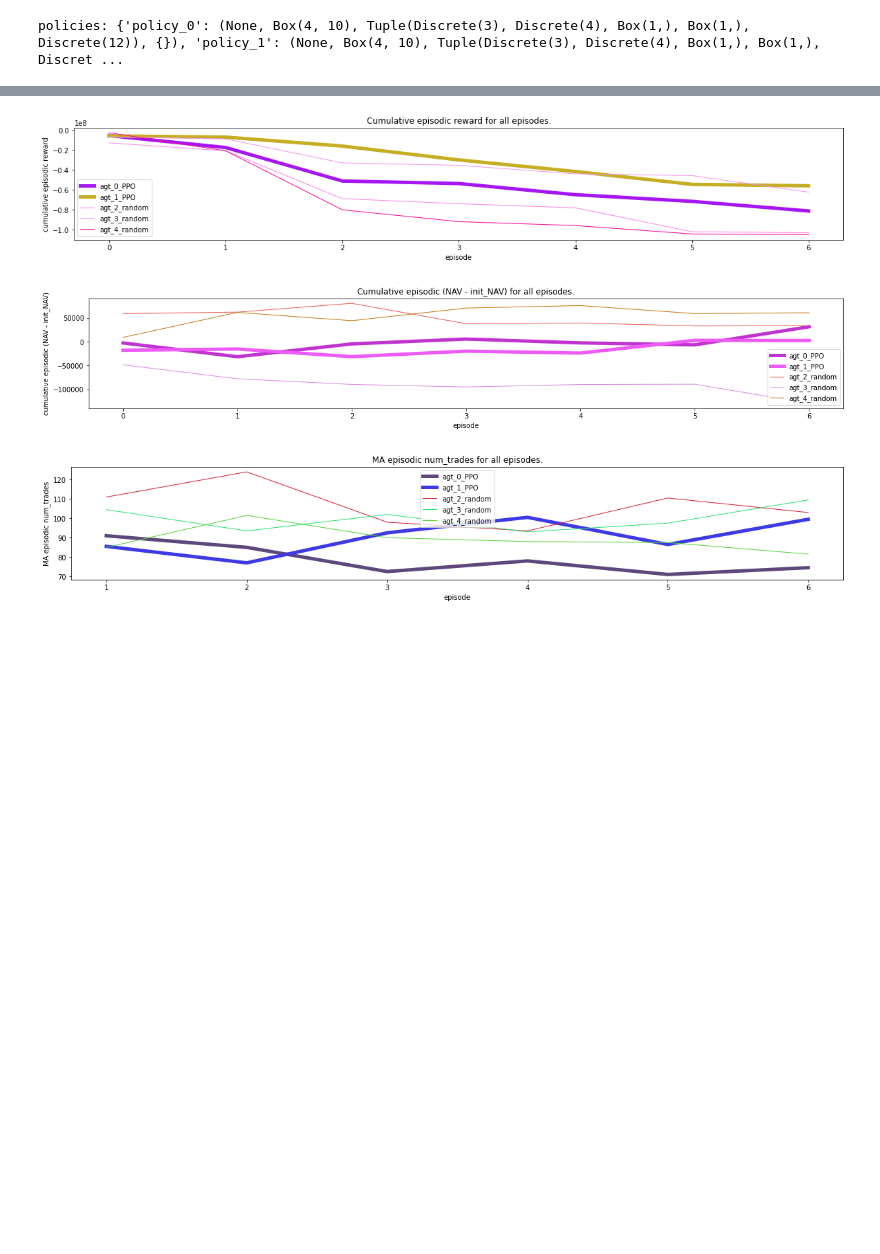
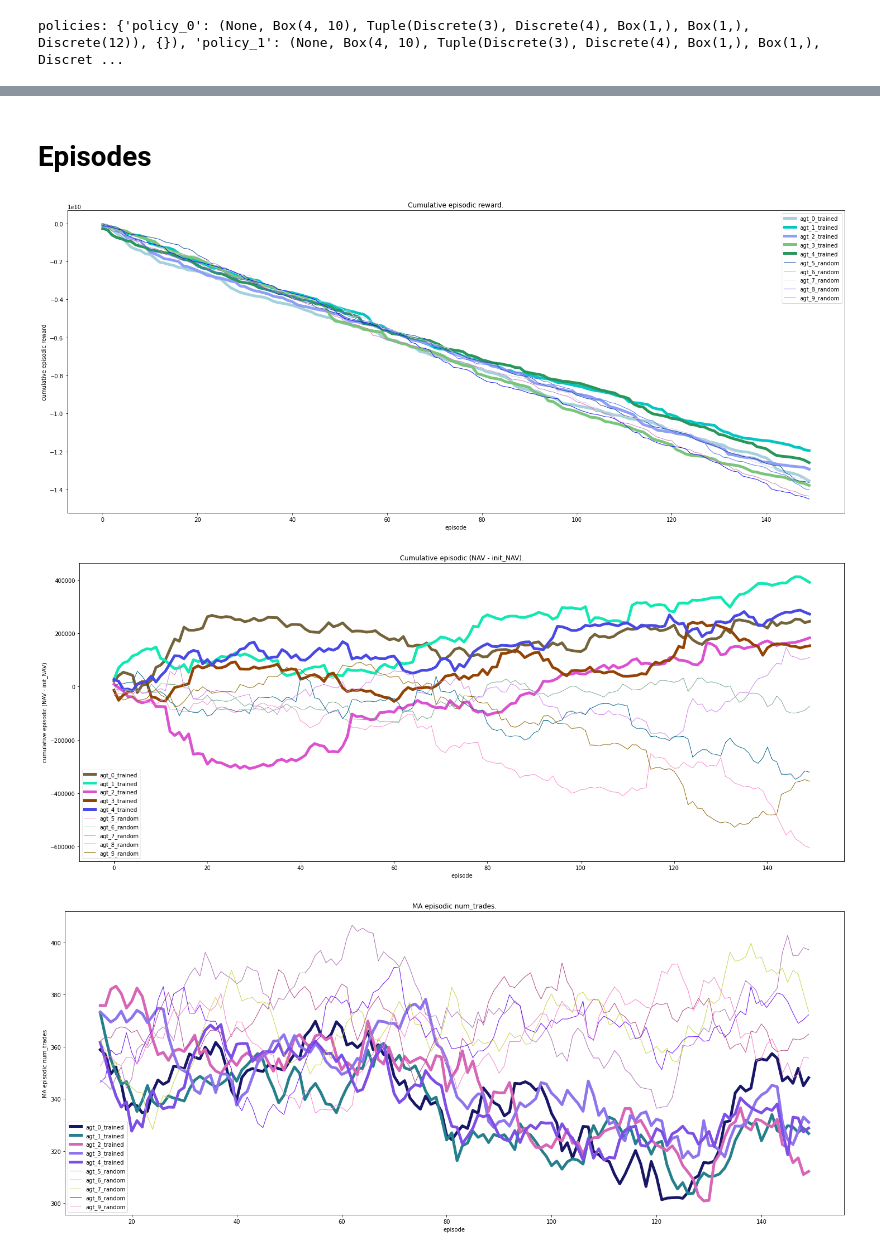
Before and after one commit to ChuaCheowHuan/gym-continuousDoubleAuction, a Jupyter notebook: gym_continuousDoubleAuction/CDA_env_RLlib.ipynb, the cells around one changed output, grey strips where cells are left out. Saved outputs shown, nothing was run; the diff lists cells and outputs as text; code cells hidden in the pictures; blank space fills up the shorter version.

```diff
--- a/gym_continuousDoubleAuction/CDA_env_RLlib.ipynb
+++ b/gym_continuousDoubleAuction/CDA_env_RLlib.ipynb
@@ -64,14 +82,14 @@ tf = try_import_tf()
 # global
 
 # CDA_env args
-num_agents = 5
-num_trained_agent = 2 # 1st 2
+num_agents = 10
+num_trained_agent = 5 # 1st 2
 num_policies = num_agents # Each agent is using a separate policy
 num_of_traders = num_agents
 tape_display_length = 10
 tick_size = 1
 init_cash = 1000000
-max_step = 300 # per episode, -1 in arg. (7.2s/1000steps/iter)
+max_step = 1000 # per episode, -1 in arg. (7.2s/1000steps/iter)
 is_render = False
 
 # step storages
@@ -89,6 +107,7 @@ num_trades_store = create_storage(num_agents, "agt_", "_num_trades_list")
 # storage for json input
 obs_store = create_storage(num_agents, "agt_", "_obs_list")
 act_store = create_storage(num_agents, "agt_", "_act_list")
+infos_store = create_storage(num_agents, "agt_", "_infos_list")
 
 # RLlib config
 train_policy_list = create_train_policy_list(num_trained_agent, "policy_")
@@ -96,19 +115,23 @@ num_workers = 1
 num_envs_per_worker = 2
 sample_batch_size = 32
 train_batch_size = 128
-num_iters = 7
+num_iters = 150
 log_dir="/content/gdrive/My Drive/Colab Notebooks/gym-continuousDoubleAuction/gym_continuousDoubleAuction/ray_results/"
 
 # Chkpt & restore
 local_dir="/content/gdrive/My Drive/Colab Notebooks/gym-continuousDoubleAuction/gym_continuousDoubleAuction/chkpt/"
 chkpt_freq = 10
-chkpt = 100
+chkpt = 450
 restore_path = "{}checkpoint_{}/checkpoint-{}".format(local_dir, chkpt, chkpt)
 is_restore = False
 
 # log & load
 write_last_eps_steps_dir="/content/gdrive/My Drive/Colab Notebooks/gym-continuousDoubleAuction/gym_continuousDoubleAuction/last_eps_steps/"
 write_eps_dir="/content/gdrive/My Drive/Colab Notebooks/gym-continuousDoubleAuction/gym_continuousDoubleAuction/eps/"
+create_dir(write_last_eps_steps_dir)
+create_dir(write_eps_dir)
+threshold = log_threshold(num_workers, num_envs_per_worker, num_iters, num_agents)
+print("threshold", threshold)
 
 # get obs & act spaces from dummy CDA env
 single_CDA_env = continuousDoubleAuctionEnv(num_of_traders, init_cash, tick_size, tape_display_length, max_step, is_render)
@@ -501,2 +553,4 @@ plot_step_result(init_cash, num_agents, num_trained_agent, "num_trades", num_tra
+# %% [markdown]
+# Episodes
 # %%
 # Log episodes data to json files.
@@ -507,19 +560,17 @@ log_eps(write_eps_dir, "NAV", NAV_store)
 log_eps(write_eps_dir, "num_trades", num_trades_store)
 # %%
 # Load episodes data from json files to dictionaries.
-
-load_eps(write_eps_dir, policy_reward_store)
-load_eps(write_eps_dir, reward_store)
-load_eps(write_eps_dir, NAV_store)
-load_eps(write_eps_dir, num_trades_store)
+policy_reward_store = load_eps(write_eps_dir, 'policy_reward.dat', policy_reward_store)
+reward_store = load_eps(write_eps_dir, 'reward.dat', reward_store)
+NAV_store = load_eps(write_eps_dir, 'NAV.dat', NAV_store)
+num_trades_store = load_eps(write_eps_dir, 'num_trades.dat', num_trades_store)
 # %%
 # Plot episodic results
-
-plot_eps_result(init_cash, num_agents, num_trained_agent, "reward", policy_reward_store, 'agt_', '_policy_reward_list', '_PPO', 'episode','cumulative episodic reward', 'Cumulative episodic reward for all episodes.')
-#plot_eps_result(init_cash, num_agents, num_trained_agent, "reward", reward_store, 'agt_', '_reward_list', '_PPO', 'episode','cumulative episodic raw reward', 'Last step raw reward, unlike policy_reward_store which is total reward/eps.') # last step raw reward, unlike policy_reward_store which is total reward/eps.
-plot_eps_result(init_cash, num_agents, num_trained_agent, "NAV", NAV_store, 'agt_', '_NAV_list', '_PPO', 'episode','cumulative episodic (NAV - init_NAV)', 'Cumulative episodic (NAV - init_NAV) for all episodes.')
-plot_eps_result(init_cash, num_agents, num_trained_agent, "num_trades", num_trades_store, 'agt_', '_num_trades_list', '_PPO', 'episode','MA episodic num_trades', 'MA episodic num_trades for all episodes.')
+plot_eps(init_cash, num_agents, num_trained_agent, "reward", policy_reward_store, 'agt_', '_policy_reward_list', '_trained', 'episode','cumulative episodic reward', 'Cumulative episodic reward.')
+#plot_eps(init_cash, num_agents, num_trained_agent, "reward", reward_store, 'agt_', '_reward_list', '_trained', 'episode','cumulative episodic raw reward', 'Last step raw reward, unlike policy_reward_store which is total reward/eps.') # last step raw reward, unlike policy_reward_store which is total reward/eps.
+plot_eps(init_cash, num_agents, num_trained_agent, "NAV", NAV_store, 'agt_', '_NAV_list', '_trained', 'episode','cumulative episodic (NAV - init_NAV)', 'Cumulative episodic (NAV - init_NAV).')
+plot_eps(init_cash, num_agents, num_trained_agent, "num_trades", num_trades_store, 'agt_', '_num_trades_list', '_trained', 'episode','MA episodic num_trades', 'MA episodic num_trades.')
 # %% [output]
-[figure, old version]
+[figure, new version]
-[figure, old version]
+[figure, new version]
-[figure, old version]
+[figure, new version]
```
Also changed, not shown: parts of 15 cells of this notebook, 4 other files.
